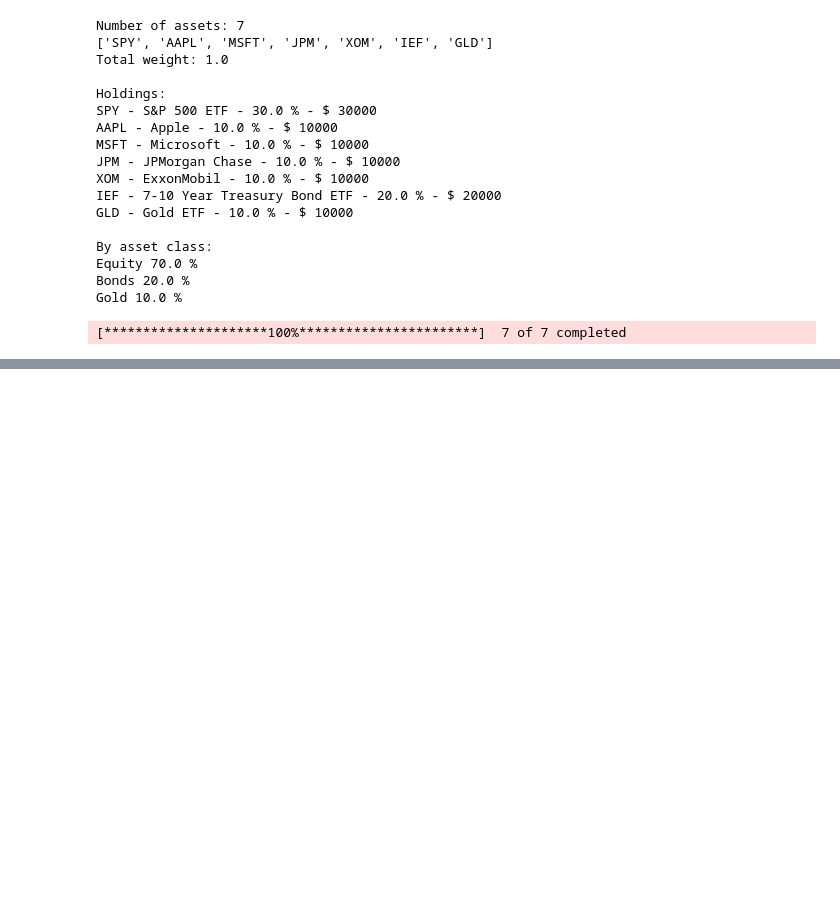
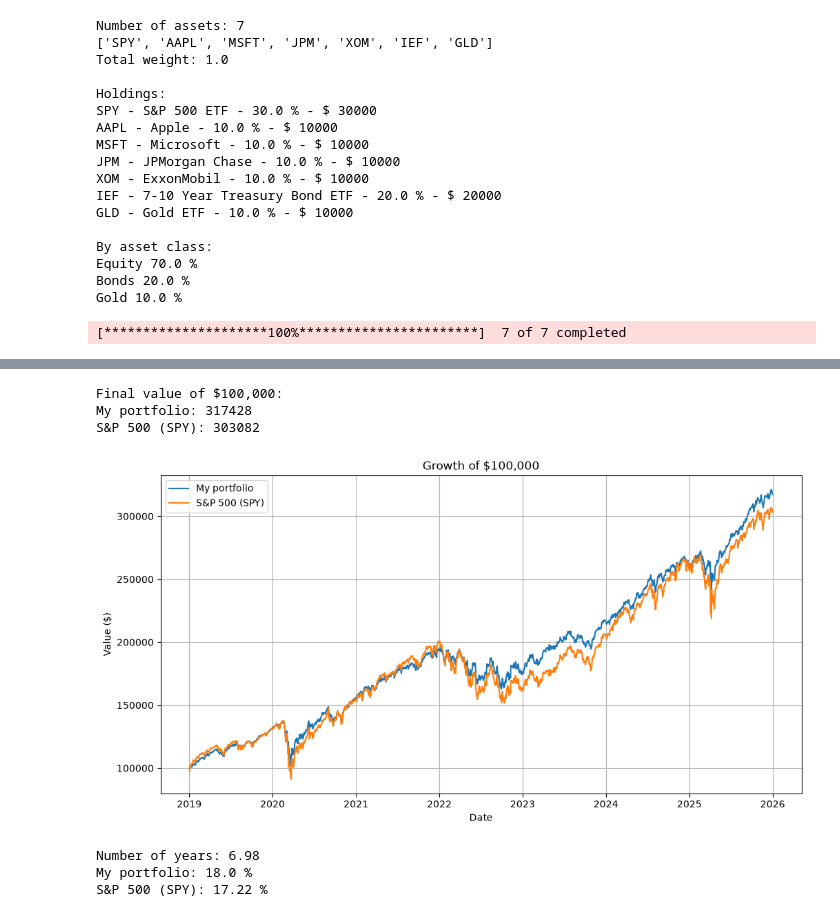
Before and after one commit to alexandrosch27/portfolio-risk-analysis, a Jupyter notebook: portfolio-risk-analysis.ipynb, the cells around one changed output, grey strips where cells are left out. Drawn from its saved outputs; the diff is of its cells as text; code cells hidden in the pictures; blank space fills up the shorter version.

```diff
--- a/portfolio-risk-analysis.ipynb
+++ b/portfolio-risk-analysis.ipynb
@@ -175,0 +239,12 @@ plt.show()
+# %%
+print("Daily return statistics:")
+for ticker in tickers:
+    average = returns[ticker].mean() * 100
+    best = returns[ticker].max() * 100
+    worst = returns[ticker].min() * 100
+    best_date = returns[ticker].idxmax()
+    worst_date = returns[ticker].idxmin()
+    print(ticker)
+    print("  average daily return:", round(average, 3), "%")
+    print("  best day:", round(best, 2), "% on", best_date.date())
+    print("  worst day:", round(worst, 2), "% on", worst_date.date())
@@ -175,0 +279,8 @@ plt.show()
+# %%
+#portfolio returns
+# each day the portfolio return is the weighted average of the asset returns
+portfolio_returns = 0
+for ticker in tickers:
+    portfolio_returns = portfolio_returns + returns[ticker] * portfolio_weights[ticker]
+
+print(portfolio_returns.head())
@@ -175,0 +295,49 @@ plt.show()
+# %%
+#growth of $100,000
+def calculate_growth(daily_returns, starting_value):
+    values = []
+    value = starting_value
+    for daily_return in daily_returns:
+        value = value * (1 + daily_return)
+        values.append(value)
+    return pd.Series(values, index=daily_returns.index)
+
+portfolio_growth = calculate_growth(portfolio_returns, portfolio_value)
+spy_growth = calculate_growth(returns["SPY"], portfolio_value)
+
+print("Final value of $100,000:")
+print("My portfolio:", round(portfolio_growth.iloc[-1]))
+print("S&P 500 (SPY):", round(spy_growth.iloc[-1]))
+
+plt.figure(figsize=(12, 6))
+plt.plot(portfolio_growth.index, portfolio_growth, label="My portfolio")
+plt.plot(spy_growth.index, spy_growth, label="S&P 500 (SPY)")
+plt.title("Growth of $100,000")
+plt.xlabel("Date")
+plt.ylabel("Value ($)")
+plt.legend()
+plt.grid(True)
+plt.savefig("portfolio_growth.png")
+plt.show()
+# %% [output]
+Final value of $100,000:
+My portfolio: 317428
+S&P 500 (SPY): 303082
+[figure, added]
+# %%
+#annualised return
+number_of_years = len(portfolio_returns) / 252
+
+portfolio_total_growth = portfolio_growth.iloc[-1] / portfolio_value
+portfolio_annual_return = portfolio_total_growth ** (1 / number_of_years) - 1
+
+spy_total_growth = spy_growth.iloc[-1] / portfolio_value
+spy_annual_return = spy_total_growth ** (1 / number_of_years) - 1
+
+print("Number of years:", round(number_of_years, 2))
+print("My portfolio:", round(portfolio_annual_return * 100, 2), "%")
+print("S&P 500 (SPY):", round(spy_annual_return * 100, 2), "%")
+# %% [output]
+Number of years: 6.98
+My portfolio: 18.0 %
+S&P 500 (SPY): 17.22 %
```
Also changed, not shown: parts of 15 cells of this notebook.
